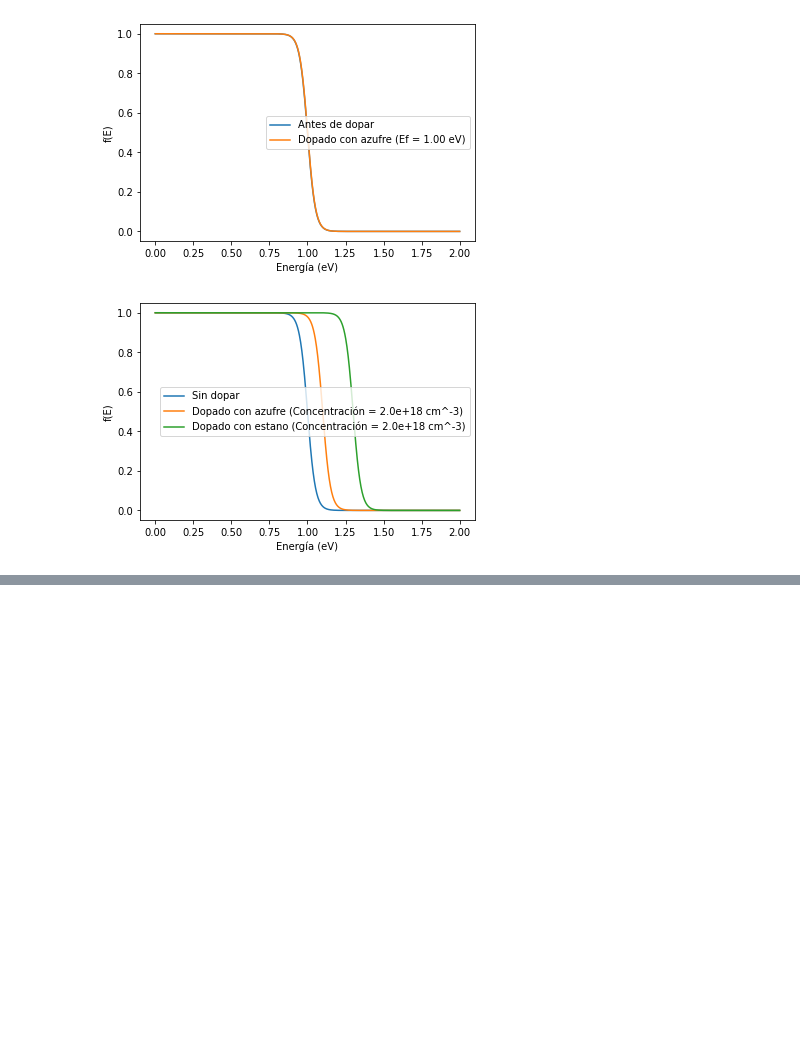
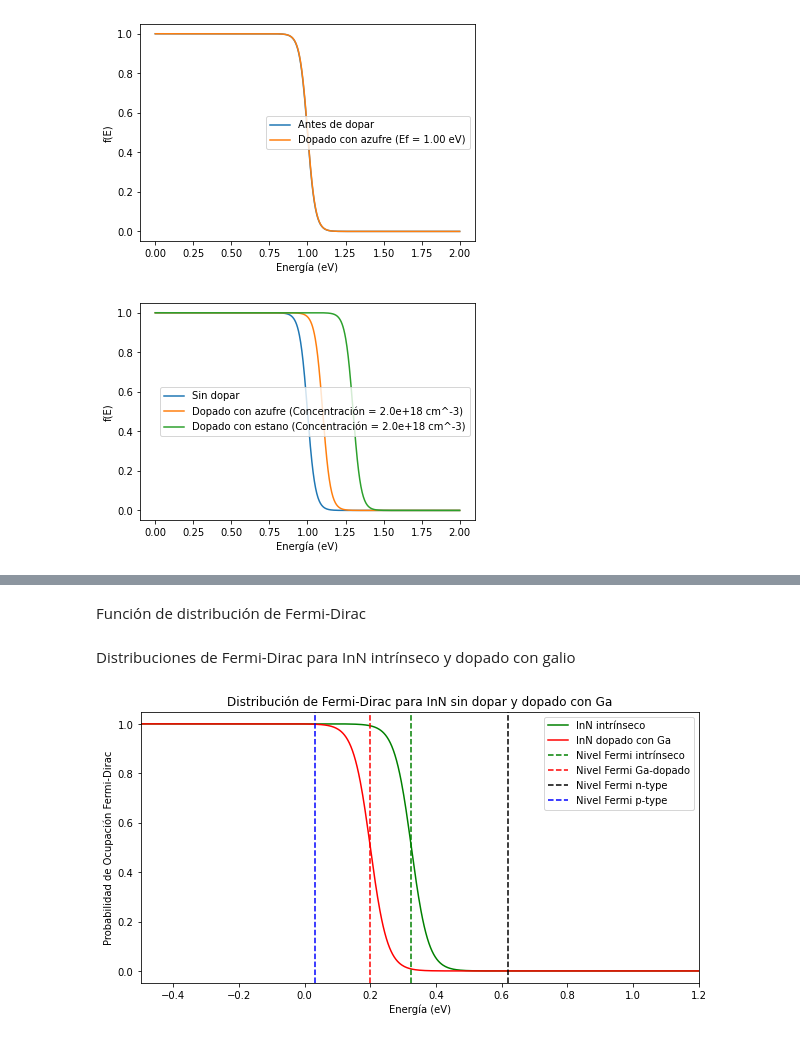
Before and after one commit to lorenzoog00/semiconductor, a Jupyter notebook: examen.ipynb, the cells around one changed output, grey strips where cells are left out. Cells and saved outputs as stored; diff of their text form; code cells hidden in the pictures; blank space fills up the shorter version.

```diff
--- a/examen.ipynb
+++ b/examen.ipynb
@@ -121,0 +160,2 @@ Tipo de semiconductor = p
+# %%
+Ef_Ga_dopado = E_ionizacion_Ga
@@ -121,0 +164,33 @@ Tipo de semiconductor = p
+# %%
+E = np.linspace(-1.2, 1.2, 1000)  # in eV
+# %% [markdown]
+Función de distribución de Fermi-Dirac
+# %%
+def fermi_dirac(E, Ef, T):
+    return 1 / (np.exp((E - Ef) / (k * T)) + 1)
+# %% [markdown]
+Distribuciones de Fermi-Dirac para InN intrínseco y dopado con galio
+# %%
+fd_intrinseco = fermi_dirac(E, Ef_intrinseco, T)
+fd_Ga_dopado = fermi_dirac(E, Ef_Ga_dopado, T)
+# %%
+plt.figure(figsize=(10, 5))
+# Graficar distribución para InN intrínseco
+plt.plot(E, fd_intrinseco, label='InN intrínseco', color='green')
+# Graficar distribución para InN dopado con galio
+plt.plot(E, fd_Ga_dopado, label='InN dopado con Ga', color='red')
+# Añadir líneas verticales para indicar el nivel de Fermi en ambos casos
+plt.axvline(x=Ef_intrinseco, color='green', linestyle='--', label='Nivel Fermi intrínseco')
+plt.axvline(x=Ef_Ga_dopado, color='red', linestyle='--', label='Nivel Fermi Ga-dopado')
+plt.axvline(x=Ef_n_type, color='black', linestyle='--', label='Nivel Fermi n-type')
+plt.axvline(x=Ef_p_type, color='blue', linestyle='--', label='Nivel Fermi p-type')
+plt.xlabel('Energía (eV)')
+plt.ylabel('Probabilidad de Ocupación Fermi-Dirac')
+plt.title('Distribución de Fermi-Dirac para InN sin dopar y dopado con Ga')
+plt.legend()
+
+# Ajustar los límites del gráfico para el rango de energía deseado
+plt.xlim(-0.5, 1.2)
+plt.show()
+# %% [output]
+[figure, added]
```
Also changed, not shown: parts of 18 cells of this notebook.
